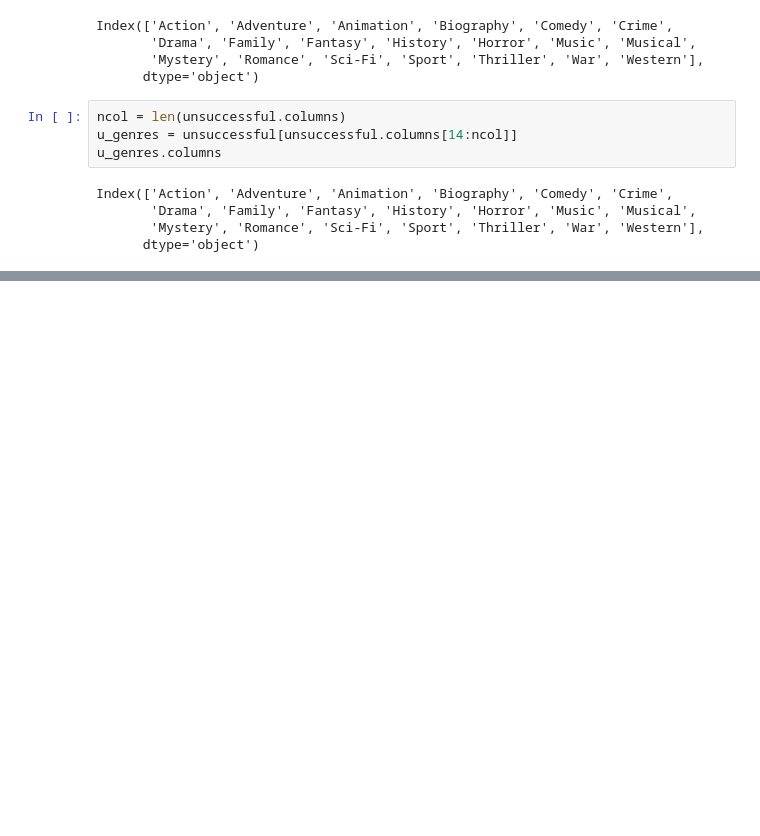
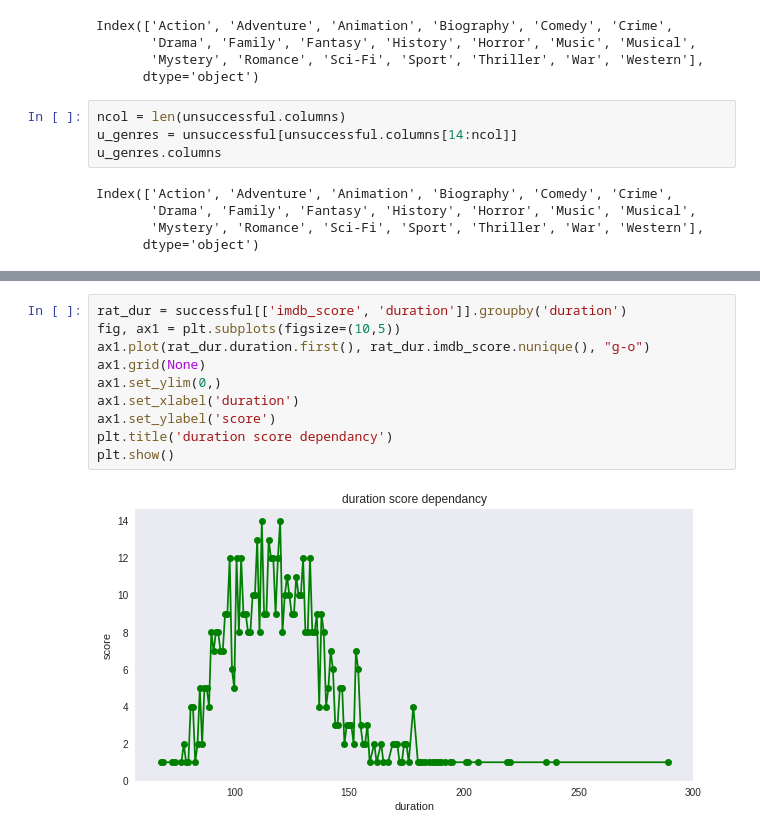
Before and after one commit to myroslavarm/MovieAnalysis, a Jupyter notebook: movieanalysis.ipynb, the cells around one changed output, grey strips where cells are left out. Saved outputs shown, nothing was run; the diff lists cells and outputs as text; blank space fills up the shorter version.

```diff
--- a/movieanalysis.ipynb
+++ b/movieanalysis.ipynb
@@ -191,0 +215,12 @@ ax2.set_ylim(0,)
+# %%
+rat_dur = successful[['imdb_score', 'duration']].groupby('duration')
+fig, ax1 = plt.subplots(figsize=(10,5))
+ax1.plot(rat_dur.duration.first(), rat_dur.imdb_score.nunique(), "g-o")
+ax1.grid(None)
+ax1.set_ylim(0,)
+ax1.set_xlabel('duration')
+ax1.set_ylabel('score')
+plt.title('duration score dependancy')
+plt.show()
+# %% [output]
+[figure, added]
```
Also changed, not shown: parts of 6 cells of this notebook.
